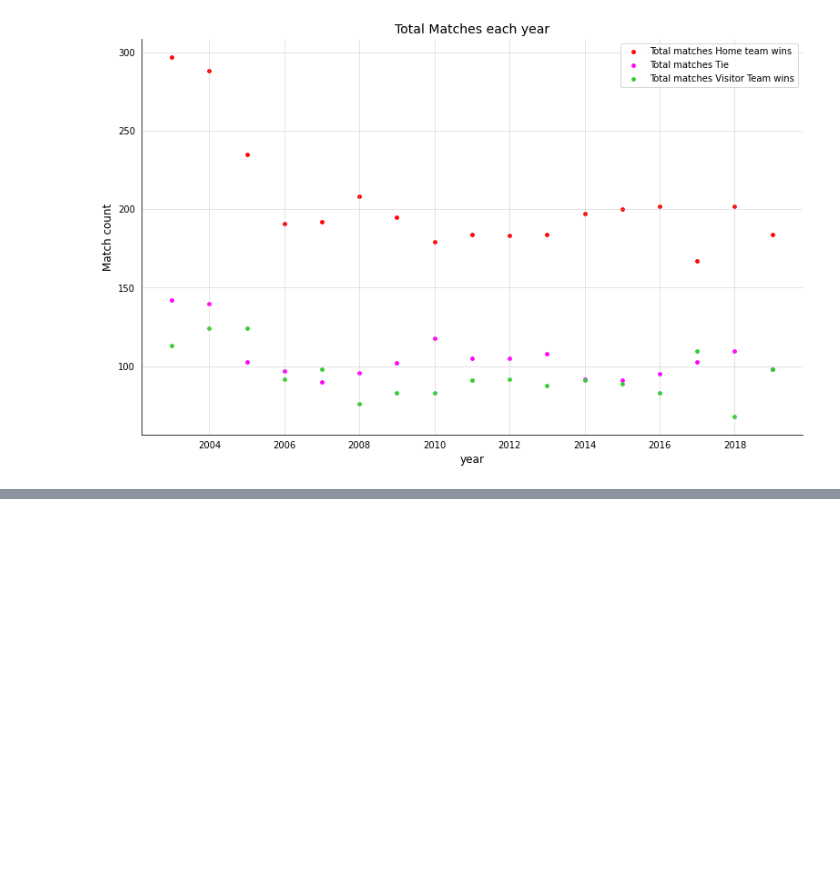
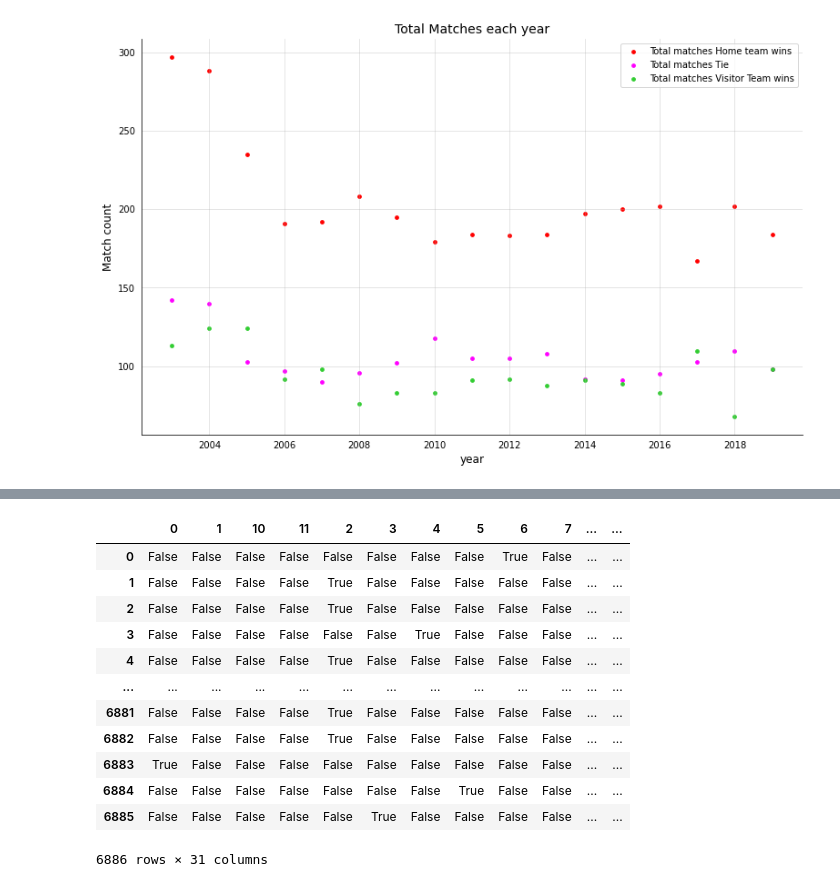
Before and after one commit to dxsumit/ASBD, a Jupyter notebook: midsem/CED19I028_ASBD_midsem.ipynb, the cells around one changed output, grey strips where cells are left out. Saved outputs shown, nothing was run; the diff lists cells and outputs as text; code cells hidden in the pictures; blank space fills up the shorter version.

```diff
--- a/midsem/CED19I028_ASBD_midsem.ipynb
+++ b/midsem/CED19I028_ASBD_midsem.ipynb
@@ -587,0 +590,3 @@ plt.show()
+# %%
+df = pd.read_csv("brasil.csv")
+df
@@ -587,0 +653,4 @@ plt.show()
+# %%
+df.drop(['Comments'], axis=1, inplace=True)
+df['Total Goals'] = df['Home team Goals'] + df['Visitor team Goals']
+df
@@ -587,0 +681,8 @@ plt.show()
+# %%
+# selecting columns of interest and converting into form suitable for Apriori..
+new_df = df[["Total Goals", "Home team Brazil's state", "Visitor team Brazil's state", "Winner"]
+new_df = new_df.astype(str)
+data = new_df.values.tolist()
+TE = TransactionEncoder()
+TE_arr = TE.fit(data).transform(data)
+TE_arr
@@ -587,0 +697,26 @@ plt.show()
+# %%
+# get unique column names in new_df
+columns = []
+temp = []
+for each in new_df:
+    temp = sorted(new_df[each].unique())
+    columns.extend(temp)
+
+columns = sorted(set(columns))
+
+new_df_2 = pd.DataFrame(TE_arr, columns=columns)
+new_df_2
+# %% [output]
+|  | 0 | 1 | 10 | 11 | 2 | 3 | 4 | 5 | 6 | 7 | ... | ... |
+| 0 | False | False | False | False | False | False | False | False | True | False | ... | ... |
+| 1 | False | False | False | False | True | False | False | False | False | False | ... | ... |
+| 2 | False | False | False | False | True | False | False | False | False | False | ... | ... |
+| 3 | False | False | False | False | False | False | True | False | False | False | ... | ... |
+| 4 | False | False | False | False | True | False | False | False | False | False | ... | ... |
+| ... | ... | ... | ... | ... | ... | ... | ... | ... | ... | ... | ... | ... |
+| 6881 | False | False | False | False | True | False | False | False | False | False | ... | ... |
+| 6882 | False | False | False | False | True | False | False | False | False | False | ... | ... |
+| 6883 | True | False | False | False | False | False | False | False | False | False | ... | ... |
+| 6884 | False | False | False | False | False | False | False | True | False | False | ... | ... |
+| 6885 | False | False | False | False | False | True | False | False | False | False | ... | ... |
+6886 rows × 31 columns
```
Also changed, not shown: parts of 28 cells of this notebook, 20 other files.
